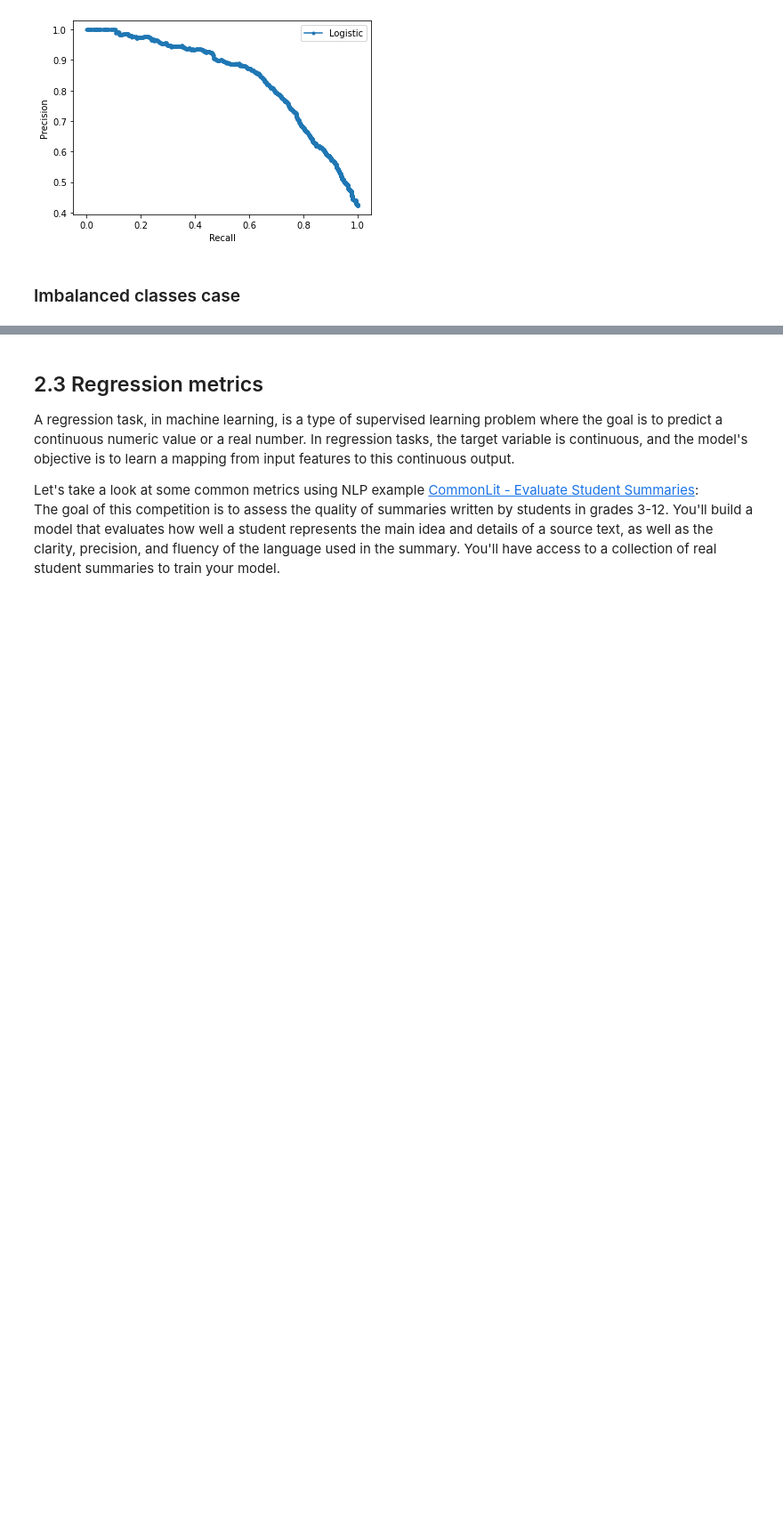
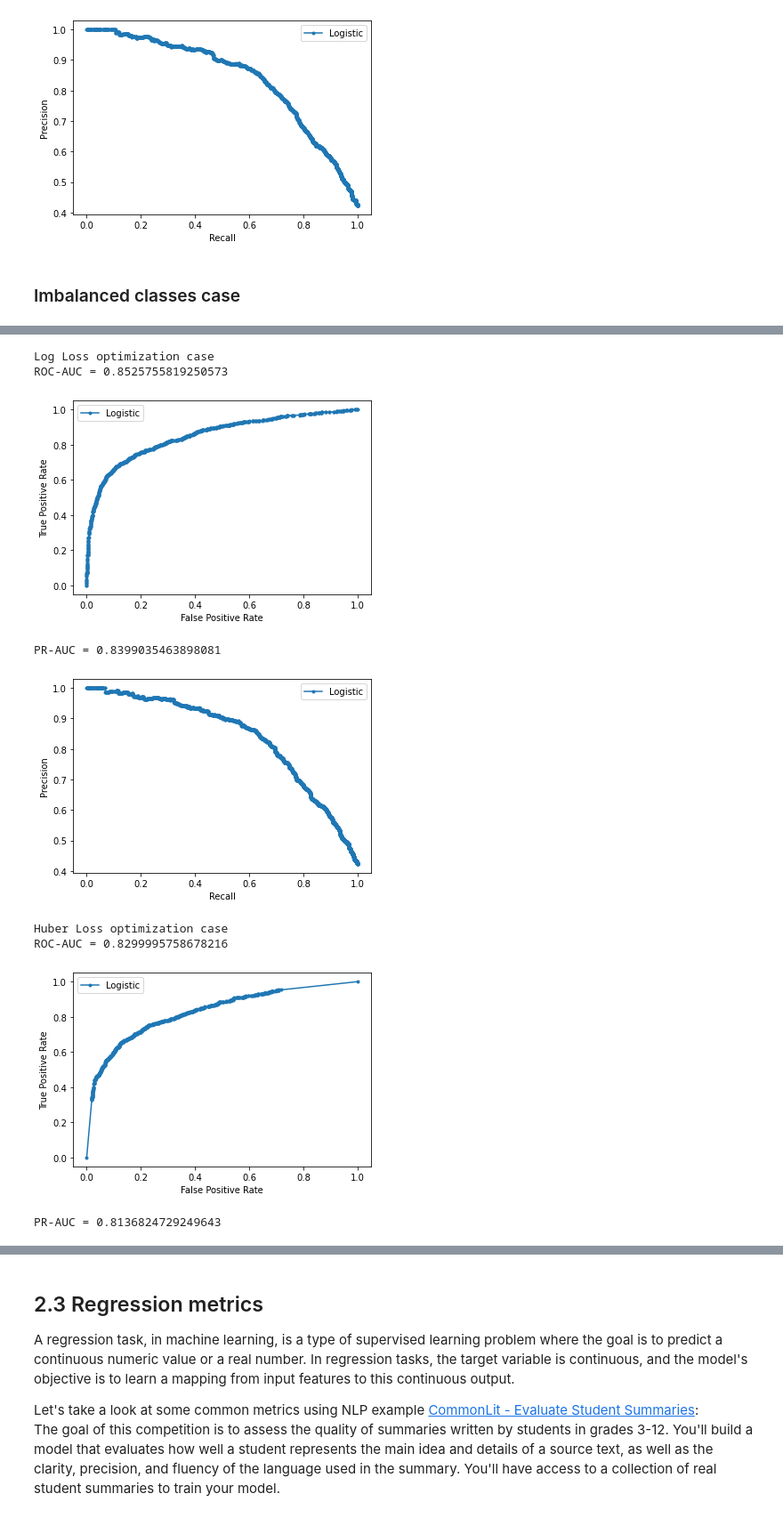
Before and after one commit to VSydorskyy/iasa_nlp_course, a Jupyter notebook: Lecture_3/Validation.ipynb, the cells around one changed output, grey strips where cells are left out. Shown: that part at 89% size. Drawn from its saved outputs; the diff is of its cells as text; code cells hidden in the pictures; blank space fills up the shorter version.

```diff
--- a/Lecture_3/Validation.ipynb
+++ b/Lecture_3/Validation.ipynb
@@ -346,0 +398,29 @@ PR-AUC = 0.3100912881643857
+# %%
+print('Log Loss optimization case')
+print(f'ROC-AUC = {roc_auc_score(y_test, y_hat_log_loss)}')
+plot_roc_curve(y_test, y_hat_log_loss)
+
+precision, recall, _ = precision_recall_curve(y_test, y_hat_log_loss)
+pr_auc_score = auc(recall, precision)
+print(f'PR-AUC = {pr_auc_score}')
+plot_pr_curve(y_test, y_hat_log_loss)
+
+
+print('Huber Loss optimization case')
+print(f'ROC-AUC = {roc_auc_score(y_test, y_hat_huber)}')
+plot_roc_curve(y_test, y_hat_huber)
+
+precision, recall, _ = precision_recall_curve(y_test, y_hat_huber)
+pr_auc_score = auc(recall, precision)
+print(f'PR-AUC = {pr_auc_score}')
+plot_pr_curve(y_test, y_hat_huber)
+# %% [output]
+Log Loss optimization case
+ROC-AUC = 0.8525755819250573
+[figure, added]
+PR-AUC = 0.8399035463898081
+[figure, added]
+Huber Loss optimization case
+ROC-AUC = 0.8299995758678216
+[figure, added]
+PR-AUC = 0.8136824729249643
```
Also changed, not shown: parts of 25 cells of this notebook, 1 other file.
